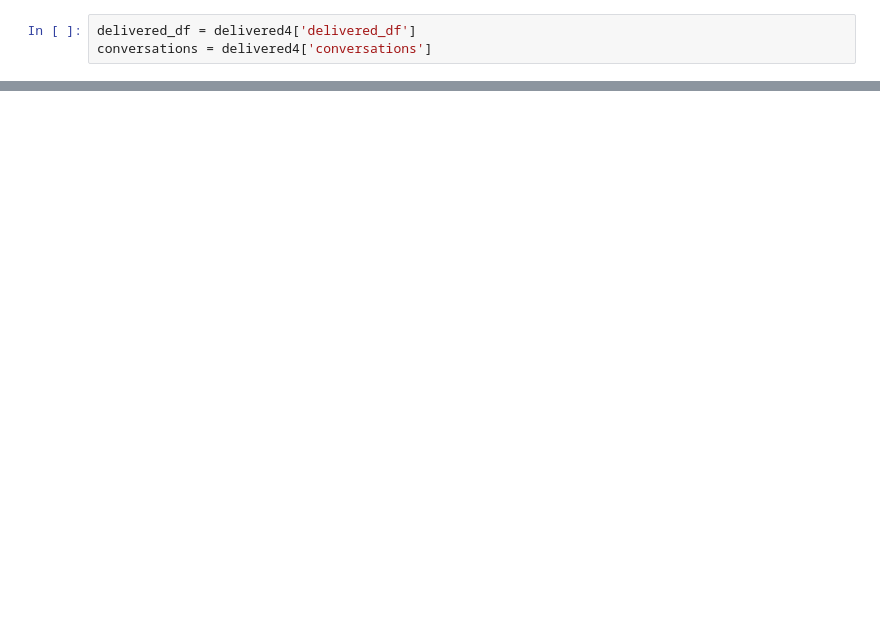
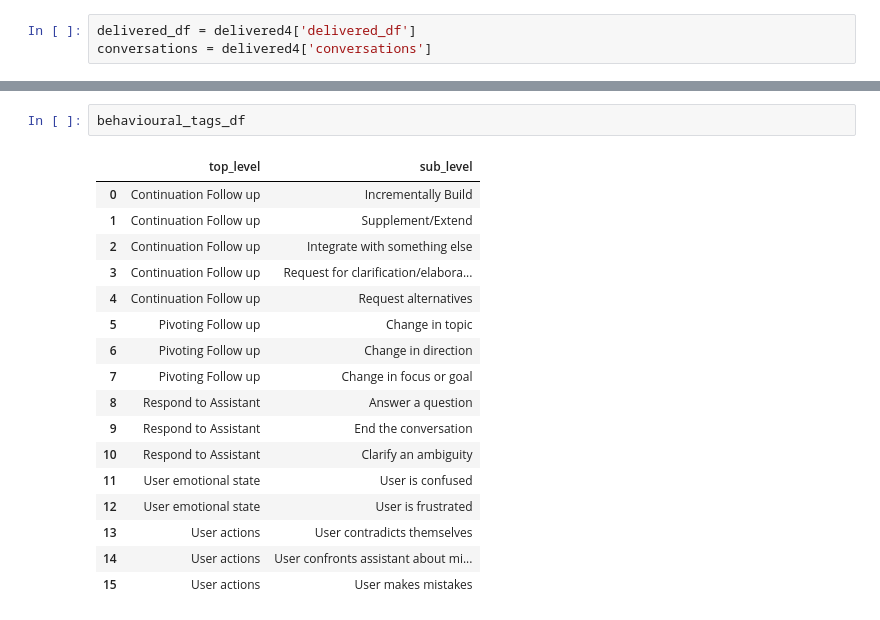
Before and after one commit to alexei-v-tu/character_tasks, a Jupyter notebook: operations/delivery/split_analytics/only_data_no_plots.ipynb, the cells around one changed output, grey strips where cells are left out. Saved outputs shown, nothing was run; the diff lists cells and outputs as text; blank space fills up the shorter version.

Commit message:
[wip]: behaviour tagging

```diff
--- a/operations/delivery/split_analytics/only_data_no_plots.ipynb
+++ b/operations/delivery/split_analytics/only_data_no_plots.ipynb
@@ -70,0 +192,20 @@ delivered4 = download_parse_delivered_into_jsonl([1,2,3,4], no_work=True)
+# %%
+behavioural_tags_df
+# %% [output]
+|  | top_level | sub_level |
+| 0 | Continuation Follow up | Incrementally Build |
+| 1 | Continuation Follow up | Supplement/Extend |
+| 2 | Continuation Follow up | Integrate with something else |
+| 3 | Continuation Follow up | Request for clarification/elabora... |
+| 4 | Continuation Follow up | Request alternatives |
+| 5 | Pivoting Follow up | Change in topic |
+| 6 | Pivoting Follow up | Change in direction |
+| 7 | Pivoting Follow up | Change in focus or goal |
+| 8 | Respond to Assistant | Answer a question |
+| 9 | Respond to Assistant | End the conversation |
+| 10 | Respond to Assistant | Clarify an ambiguity |
+| 11 | User emotional state | User is confused |
+| 12 | User emotional state | User is frustrated |
+| 13 | User actions | User contradicts themselves |
+| 14 | User actions | User confronts assistant about mi... |
+| 15 | User actions | User makes mistakes |
```
Also changed, not shown: parts of 14 cells of this notebook, 23 other files.
